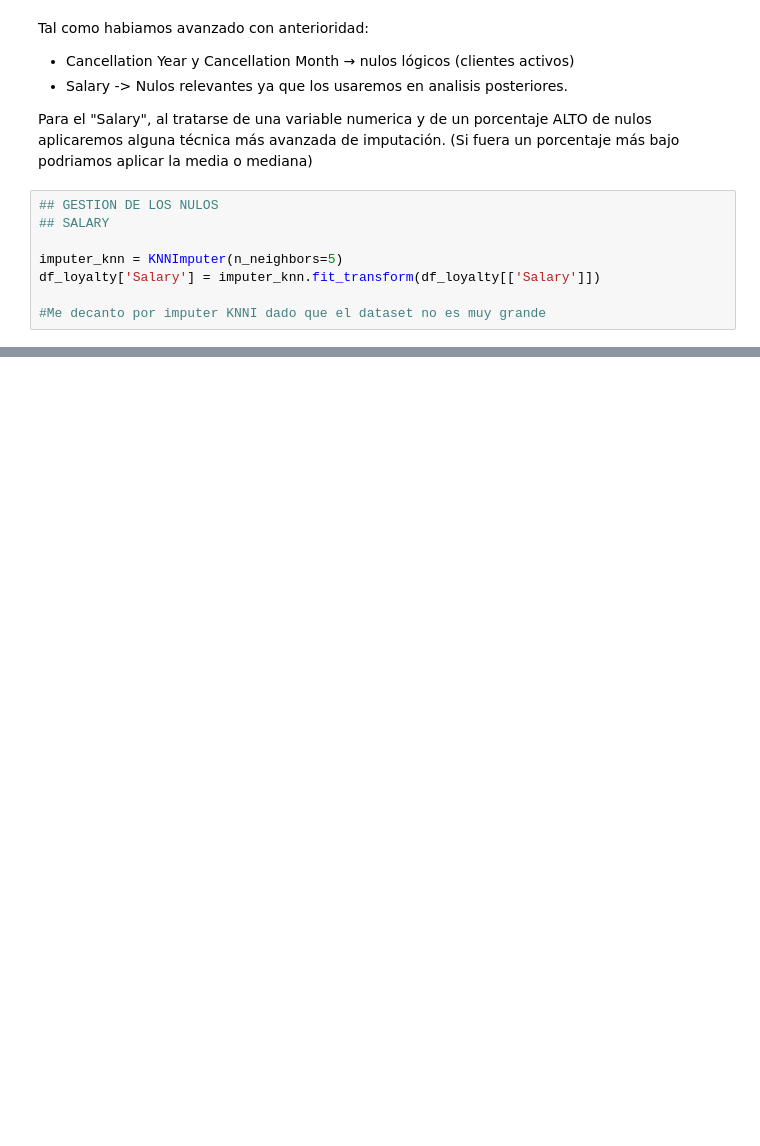
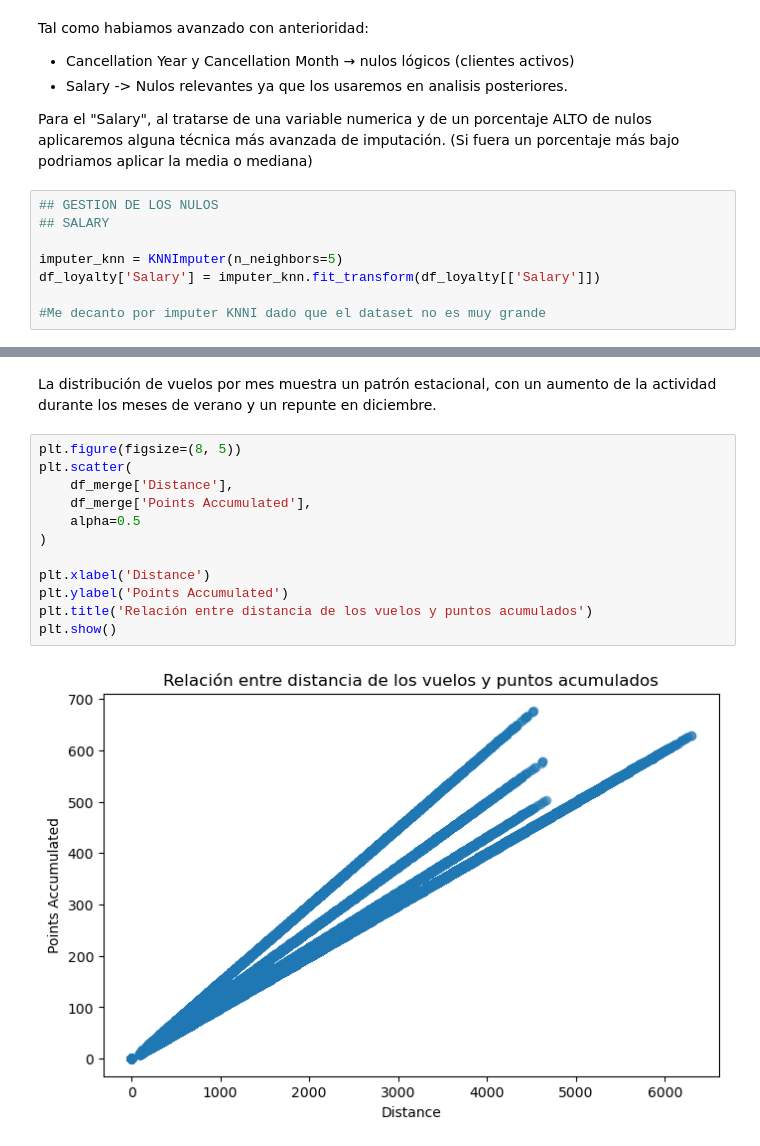
Before and after one commit to Adalab/bda-modulo-3-evaluacion-final-LauraBove, a Jupyter notebook: bda-modulo-3-evaluacion-final-LauraBove.ipynb, the cells around one changed output, grey strips where cells are left out. Cells and saved outputs as stored; diff of their text form; blank space fills up the shorter version.

```diff
--- a/bda-modulo-3-evaluacion-final-LauraBove.ipynb
+++ b/bda-modulo-3-evaluacion-final-LauraBove.ipynb
@@ -358,0 +802,16 @@ plt.show()
+# %% [markdown]
+La distribución de vuelos por mes muestra un patrón estacional, con un aumento de la actividad durante los meses de verano y un repunte en diciembre.
+# %%
+plt.figure(figsize=(8, 5))
+plt.scatter(
+    df_merge['Distance'],
+    df_merge['Points Accumulated'],
+    alpha=0.5
+)
+
+plt.xlabel('Distance')
+plt.ylabel('Points Accumulated')
+plt.title('Relación entre distancia de los vuelos y puntos acumulados')
+plt.show()
+# %% [output]
+[figure, added]
```
Also changed, not shown: parts of 60 cells of this notebook.
